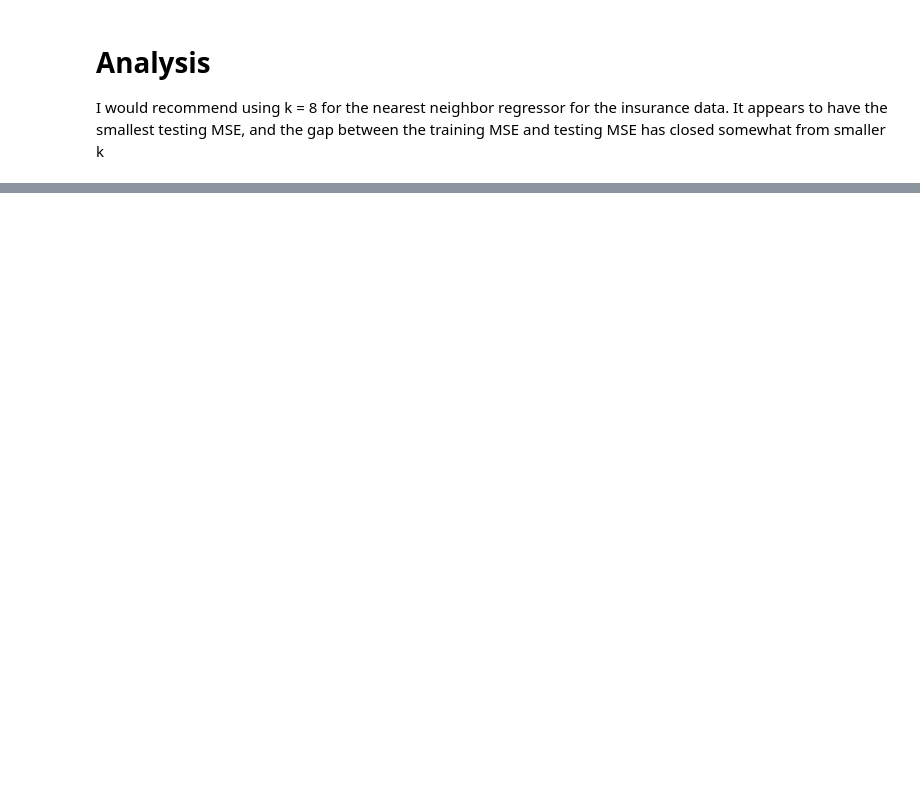
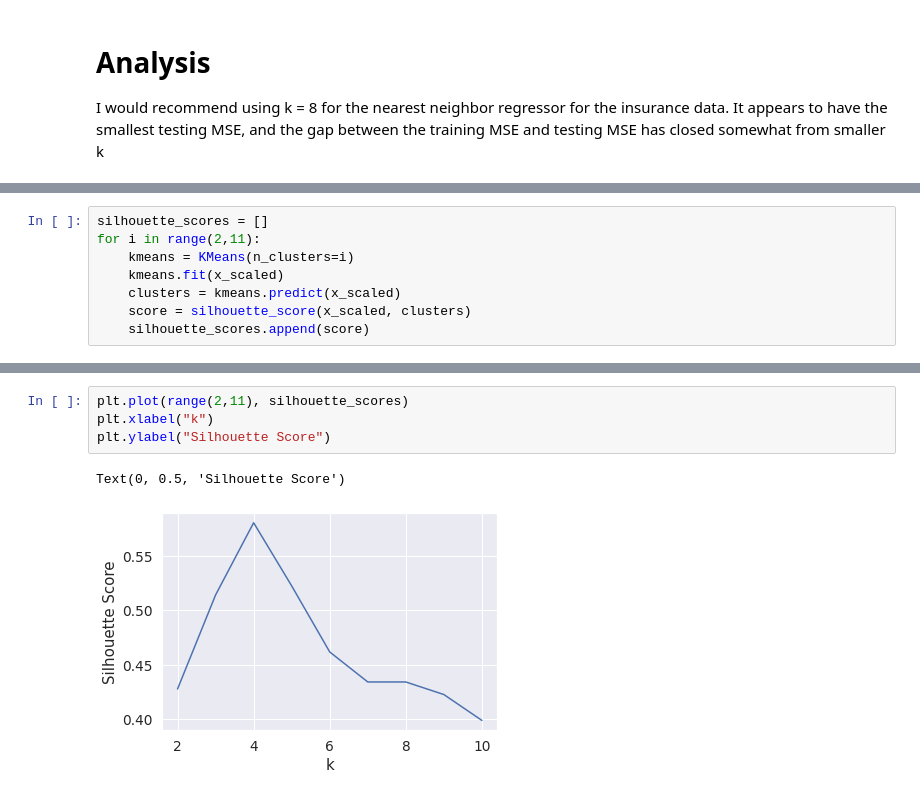
Before and after one commit to abdulkhaliq94/california-housing-prices, a Jupyter notebook: Project_housing.ipynb, the cells around one changed output, grey strips where cells are left out. Drawn from its saved outputs; the diff is of its cells as text; blank space fills up the shorter version.

```diff
--- a/Project_housing.ipynb
+++ b/Project_housing.ipynb
@@ -611,0 +691,8 @@ I would recommend using k = 8 for the nearest neighbor regressor for the insuran
+# %%
+silhouette_scores = []
+for i in range(2,11):
+    kmeans = KMeans(n_clusters=i)
+    kmeans.fit(x_scaled)
+    clusters = kmeans.predict(x_scaled)
+    score = silhouette_score(x_scaled, clusters)
+    silhouette_scores.append(score)
@@ -611,0 +711,7 @@ I would recommend using k = 8 for the nearest neighbor regressor for the insuran
+# %%
+plt.plot(range(2,11), silhouette_scores)
+plt.xlabel("k")
+plt.ylabel("Silhouette Score")
+# %% [output]
+Text(0, 0.5, 'Silhouette Score')
+[figure, added]
```
Also changed, not shown: parts of 49 cells of this notebook.
